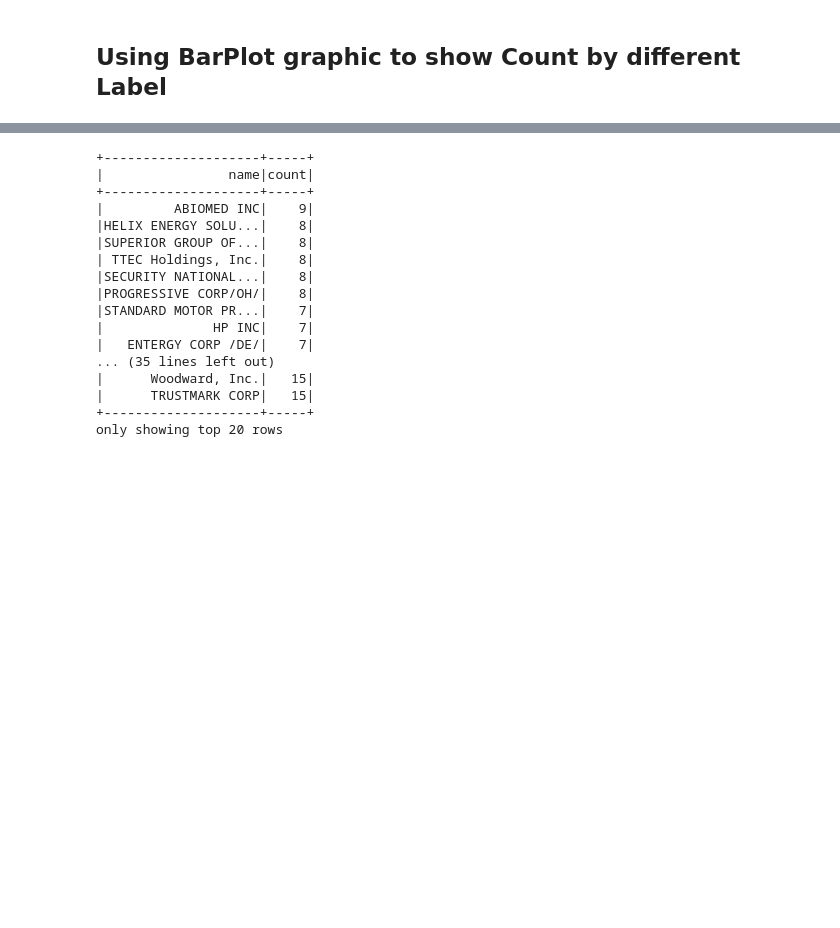
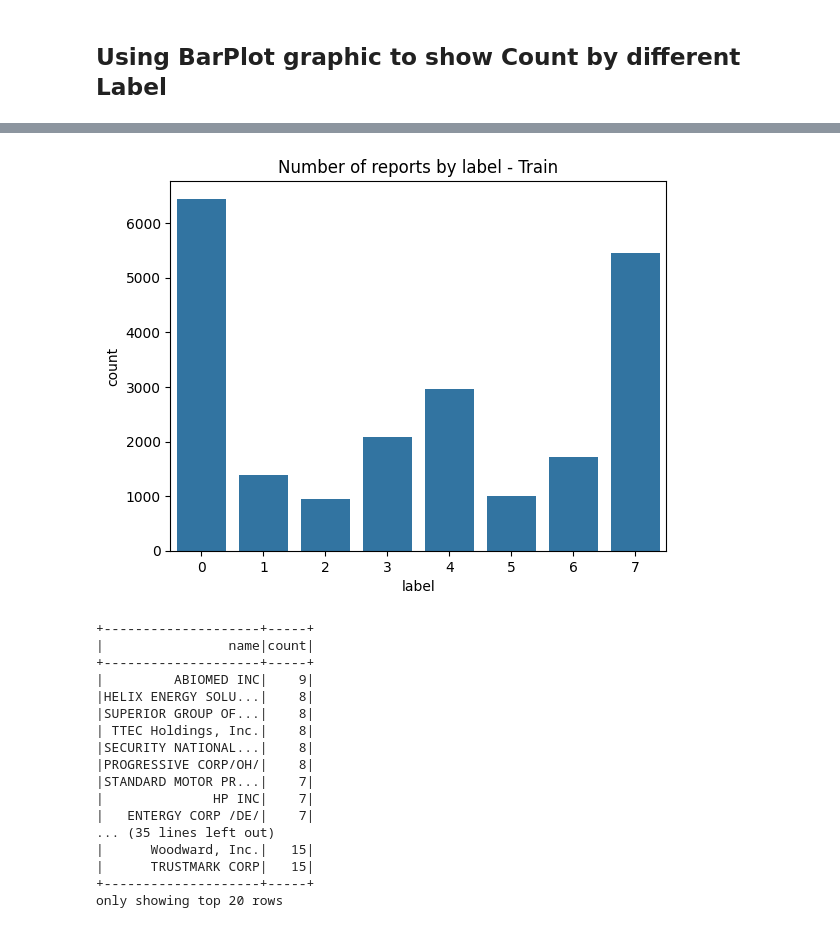
Before and after one commit to fjpiedade/abd-final-project, a Jupyter notebook: 2_data_analysis.ipynb, the cells around one changed output, grey strips where cells are left out. Saved outputs shown, nothing was run; the diff lists cells and outputs as text; code cells hidden in the pictures; blank space fills up the shorter version.

```diff
--- a/2_data_analysis.ipynb
+++ b/2_data_analysis.ipynb
@@ -120,3 +120,9 @@ plotBar(df_plot_train, "label", "count")
+# %%
+plotBar(df_plot_train, "label", "count")
+plt.title('Number of reports by label - Train')
+plt.show()
+# %% [output]
+[figure, added]
 # %%
 df_plot_test = df_test.groupBy("name").count().orderBy(F.col("count").desc())
 df_plot_train = df_train.groupBy("name").count().orderBy(F.col("count").desc())
```
Also changed, not shown: parts of 12 cells of this notebook.
